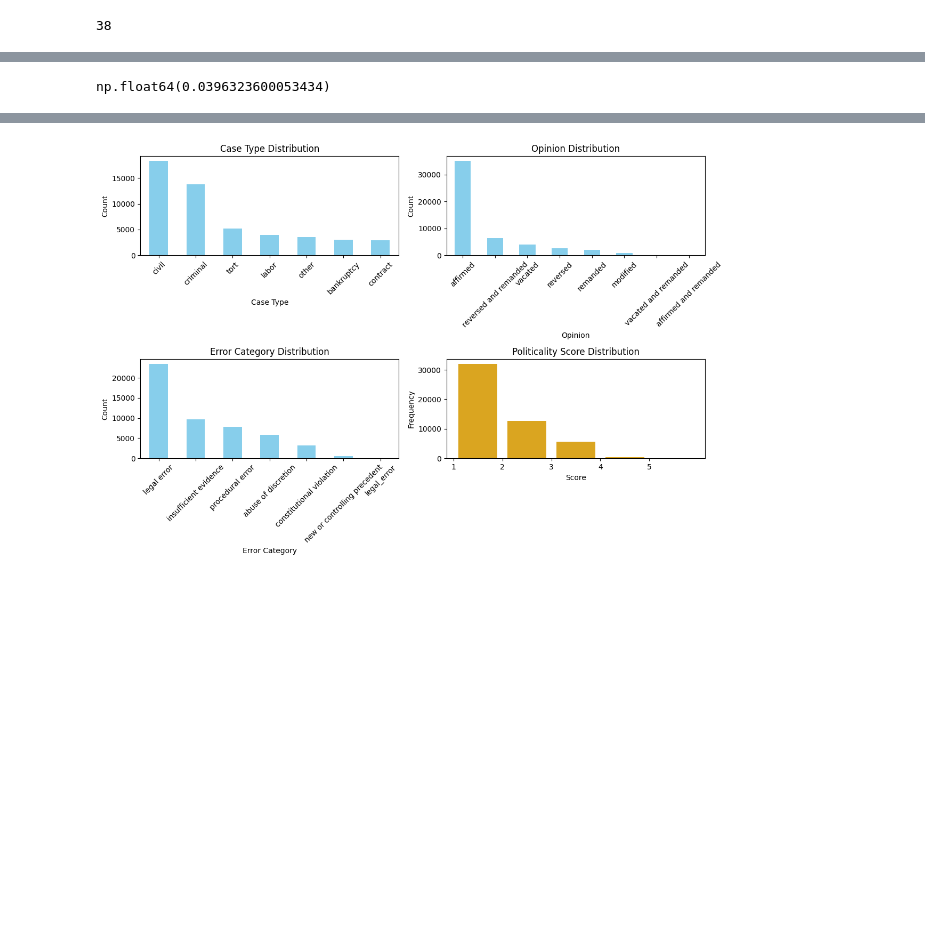
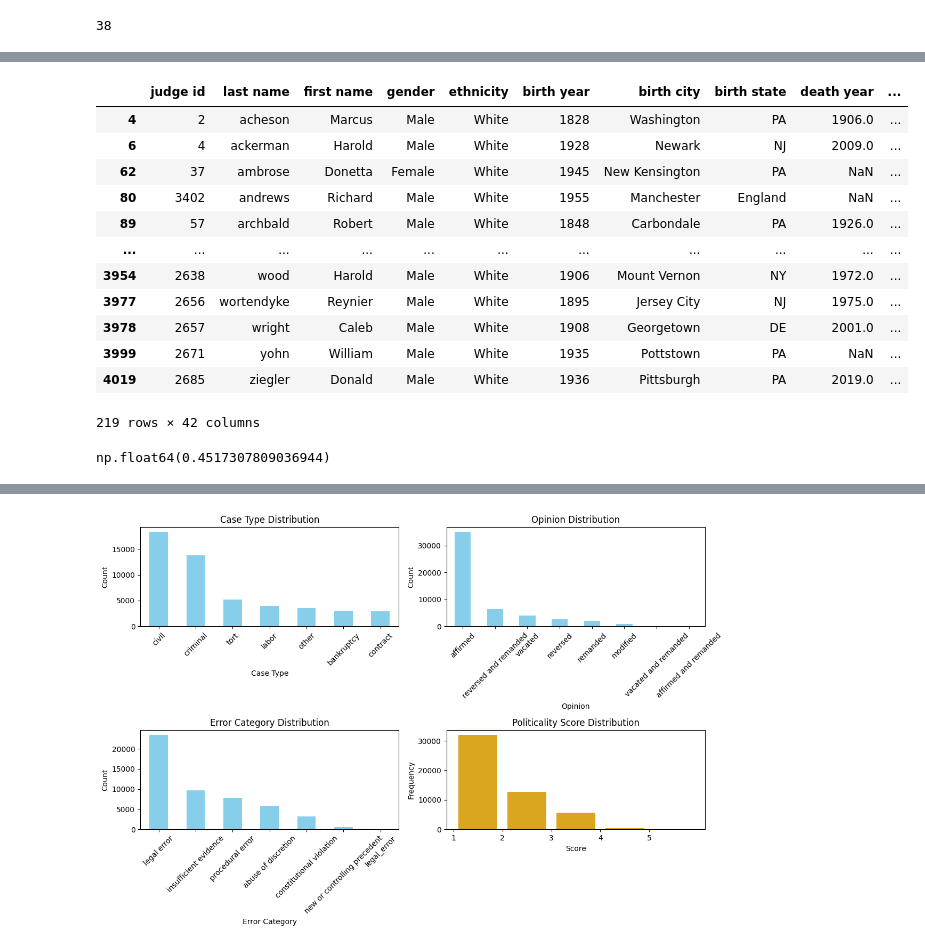
Before and after one commit to ilyadavidson/judge_project, a Jupyter notebook: scraps.ipynb, the cells around one changed output, grey strips where cells are left out. Saved outputs shown, nothing was run; the diff lists cells and outputs as text; code cells hidden in the pictures; blank space fills up the shorter version.

```diff
--- a/scraps.ipynb
+++ b/scraps.ipynb
@@ -195,7 +404,23 @@ bt10 = overturns[overturns['district cases']>=30]
+# %%
+bt10
+# %% [output]
+|  | judge id | last name | first name | gender | ethnicity | birth year | birth city | birth state | death year | ... |
+| 4 | 2 | acheson | Marcus | Male | White | 1828 | Washington | PA | 1906.0 | ... |
+| 6 | 4 | ackerman | Harold | Male | White | 1928 | Newark | NJ | 2009.0 | ... |
+| 62 | 37 | ambrose | Donetta | Female | White | 1945 | New Kensington | PA | NaN | ... |
+| 80 | 3402 | andrews | Richard | Male | White | 1955 | Manchester | England | NaN | ... |
+| 89 | 57 | archbald | Robert | Male | White | 1848 | Carbondale | PA | 1926.0 | ... |
+| ... | ... | ... | ... | ... | ... | ... | ... | ... | ... | ... |
+| 3954 | 2638 | wood | Harold | Male | White | 1906 | Mount Vernon | NY | 1972.0 | ... |
+| 3977 | 2656 | wortendyke | Reynier | Male | White | 1895 | Jersey City | NJ | 1975.0 | ... |
+| 3978 | 2657 | wright | Caleb | Male | White | 1908 | Georgetown | DE | 2001.0 | ... |
+| 3999 | 2671 | yohn | William | Male | White | 1935 | Pottstown | PA | NaN | ... |
+| 4019 | 2685 | ziegler | Donald | Male | White | 1936 | Pittsburgh | PA | 2019.0 | ... |
+219 rows × 42 columns
 # %%
-bt10[bt10['is promoted']==0]['district_overturn_rate'].mean()
+bt10[bt10['is promoted']==0]['overturn_rate_among_appeals'].mean()
 # %% [output]
-np.float64(0.0396323600053434)
+np.float64(0.4517307809036944)
 # %%
 bt10.groupby("is promoted")["district cases"].mean()
 # %% [output]
```
Also changed, not shown: parts of 34 cells of this notebook, 1 other file.
